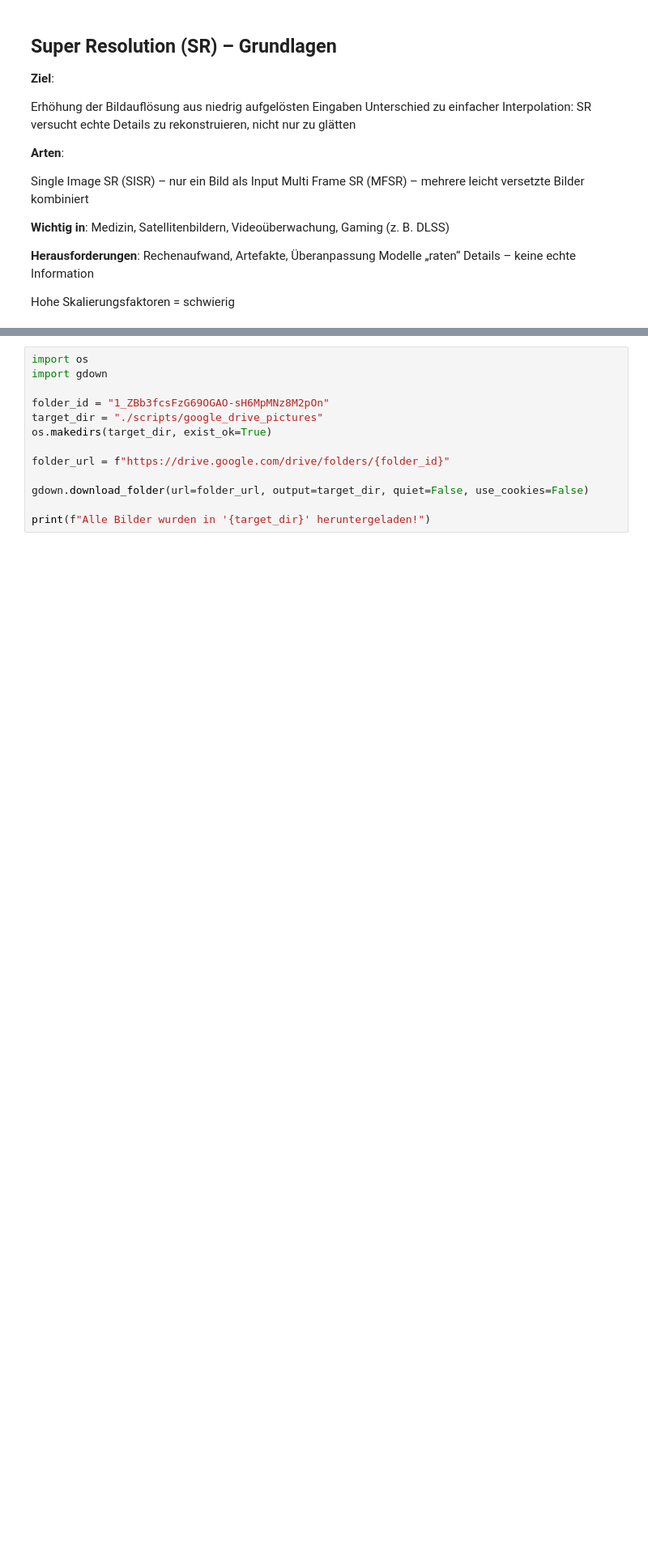
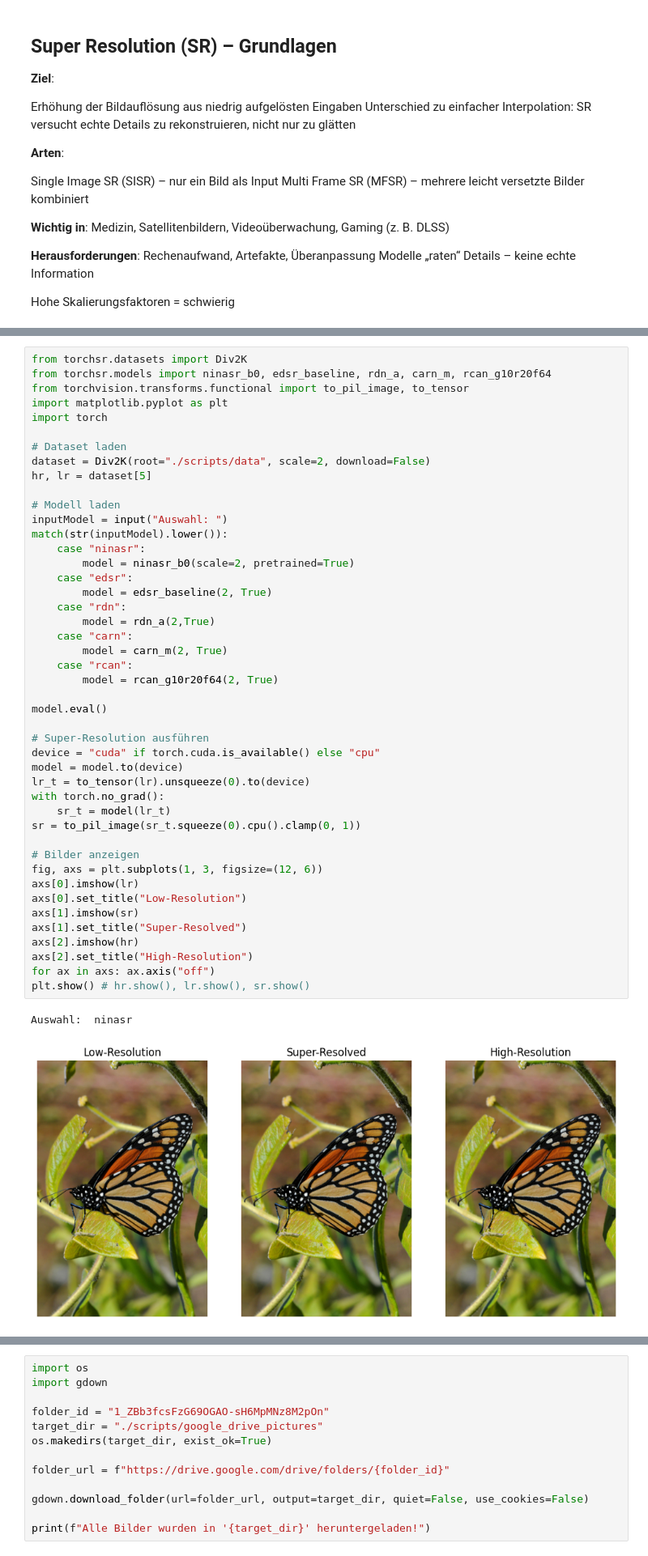
Before and after one commit to yanniyaze/PST-TorchSR, a Jupyter notebook: super_tolles_pst.ipynb, the cells around one changed output, grey strips where cells are left out. Shown at 81% size. Saved outputs shown, nothing was run; the diff lists cells and outputs as text; blank space fills up the shorter version.

```diff
--- a/super_tolles_pst.ipynb
+++ b/super_tolles_pst.ipynb
@@ -61,0 +27,48 @@ plt.show()
+# %%
+from torchsr.datasets import Div2K
+from torchsr.models import ninasr_b0, edsr_baseline, rdn_a, carn_m, rcan_g10r20f64
+from torchvision.transforms.functional import to_pil_image, to_tensor
+import matplotlib.pyplot as plt
+import torch
+
+# Dataset laden
+dataset = Div2K(root="./scripts/data", scale=2, download=False)
+hr, lr = dataset[5]
+
+# Modell laden
+inputModel = input("Auswahl: ")
+match(str(inputModel).lower()):
+    case "ninasr":
+        model = ninasr_b0(scale=2, pretrained=True)
+    case "edsr":
+        model = edsr_baseline(2, True)
+    case "rdn":
+        model = rdn_a(2,True)
+    case "carn":
+        model = carn_m(2, True)
+    case "rcan":
+        model = rcan_g10r20f64(2, True)
+
+model.eval()
+
+# Super-Resolution ausführen
+device = "cuda" if torch.cuda.is_available() else "cpu"
+model = model.to(device)
+lr_t = to_tensor(lr).unsqueeze(0).to(device)
+with torch.no_grad():
+    sr_t = model(lr_t)
+sr = to_pil_image(sr_t.squeeze(0).cpu().clamp(0, 1))
+
+# Bilder anzeigen
+fig, axs = plt.subplots(1, 3, figsize=(12, 6))
+axs[0].imshow(lr)
+axs[0].set_title("Low-Resolution")
+axs[1].imshow(sr)
+axs[1].set_title("Super-Resolved")
+axs[2].imshow(hr)
+axs[2].set_title("High-Resolution")
+for ax in axs: ax.axis("off")
+plt.show() # hr.show(), lr.show(), sr.show()
+# %% [output]
+Auswahl:  ninasr
+[figure, added]
```
Also changed, not shown: parts of 3 cells of this notebook, 1 other file.
